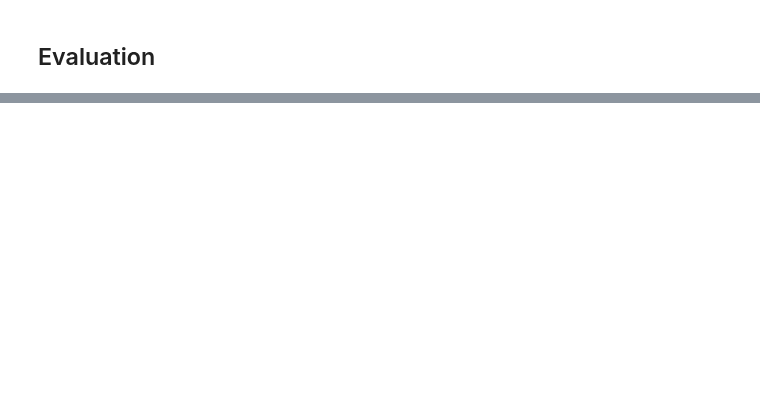
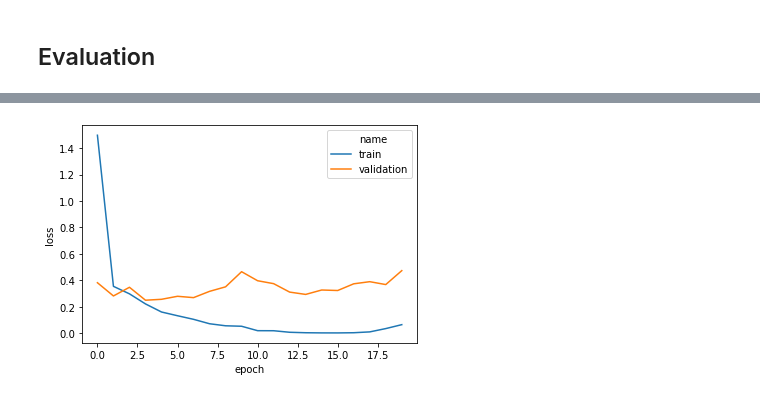
Before and after one commit to bitjockey42/ikapati-research, a Jupyter notebook: notebooks/4.1-agj-evaluate-Corn.ipynb, the cells around one changed output, grey strips where cells are left out. Saved outputs shown, nothing was run; the diff lists cells and outputs as text; code cells hidden in the pictures; blank space fills up the shorter version.

```diff
--- a/notebooks/4.1-agj-evaluate-Corn.ipynb
+++ b/notebooks/4.1-agj-evaluate-Corn.ipynb
@@ -104,0 +127,4 @@ accuracy_plot = visualize.learning_curves("accuracy", metrics_df)
+# %%
+loss_plot = visualize.learning_curves("loss", metrics_df)
+# %% [output]
+[figure, added]
```
Also changed, not shown: parts of 16 cells of this notebook, 2 other files.
